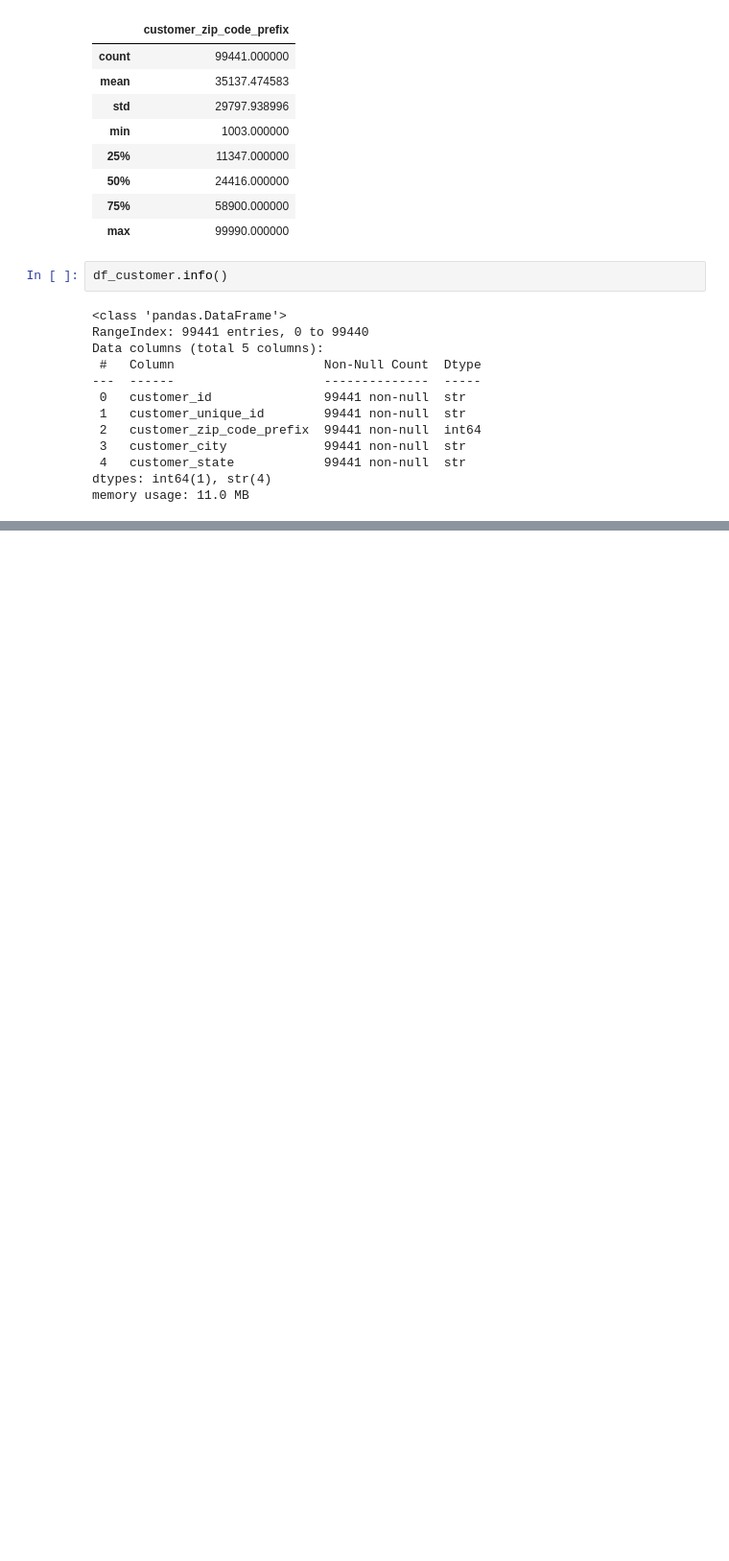
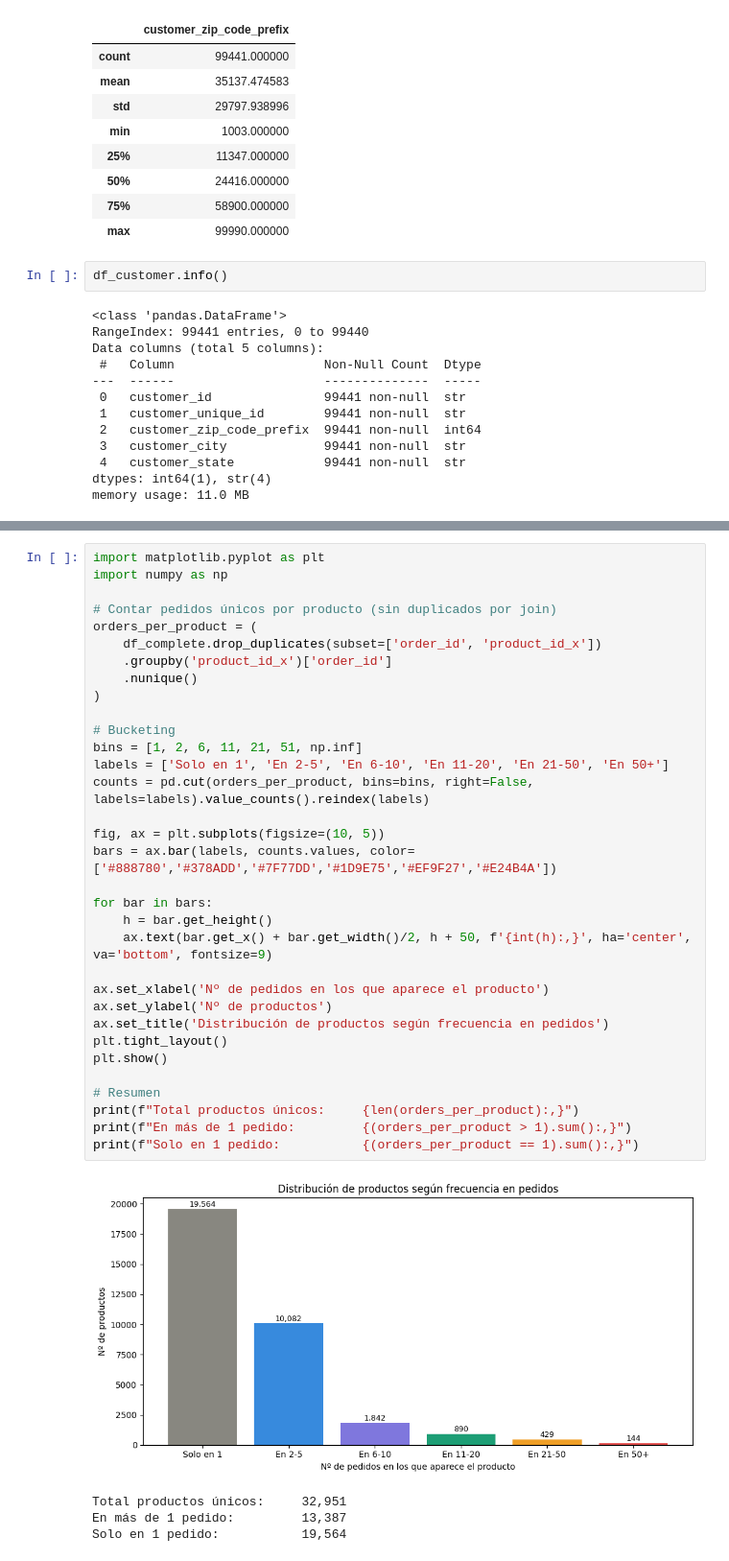
Before and after one commit to albamlln06/ecommerce-marketing-ml, a Jupyter notebook: preprocessing/01_explore.ipynb, the cells around one changed output, grey strips where cells are left out. Shown at 96% size. Drawn from its saved outputs; the diff is of its cells as text; blank space fills up the shorter version.

```diff
--- a/preprocessing/01_explore.ipynb
+++ b/preprocessing/01_explore.ipynb
@@ -89,0 +393,38 @@ memory usage: 11.0 MB
+# %%
+import matplotlib.pyplot as plt
+import numpy as np
+
+# Contar pedidos únicos por producto (sin duplicados por join)
+orders_per_product = (
+    df_complete.drop_duplicates(subset=['order_id', 'product_id_x'])
+    .groupby('product_id_x')['order_id']
+    .nunique()
+)
+
+# Bucketing
+bins = [1, 2, 6, 11, 21, 51, np.inf]
+labels = ['Solo en 1', 'En 2-5', 'En 6-10', 'En 11-20', 'En 21-50', 'En 50+']
+counts = pd.cut(orders_per_product, bins=bins, right=False, labels=labels).value_counts().reindex(labels)
+
+fig, ax = plt.subplots(figsize=(10, 5))
+bars = ax.bar(labels, counts.values, color=['#888780','#378ADD','#7F77DD','#1D9E75','#EF9F27','#E24B4A'])
+
+for bar in bars:
+    h = bar.get_height()
+    ax.text(bar.get_x() + bar.get_width()/2, h + 50, f'{int(h):,}', ha='center', va='bottom', fontsize=9)
+
+ax.set_xlabel('Nº de pedidos en los que aparece el producto')
+ax.set_ylabel('Nº de productos')
+ax.set_title('Distribución de productos según frecuencia en pedidos')
+plt.tight_layout()
+plt.show()
+
+# Resumen
+print(f"Total productos únicos:     {len(orders_per_product):,}")
+print(f"En más de 1 pedido:         {(orders_per_product > 1).sum():,}")
+print(f"Solo en 1 pedido:           {(orders_per_product == 1).sum():,}")
+# %% [output]
+[figure, added]
+Total productos únicos:     32,951
+En más de 1 pedido:         13,387
+Solo en 1 pedido:           19,564
```
Also changed, not shown: parts of 21 cells of this notebook, 15 other files.
